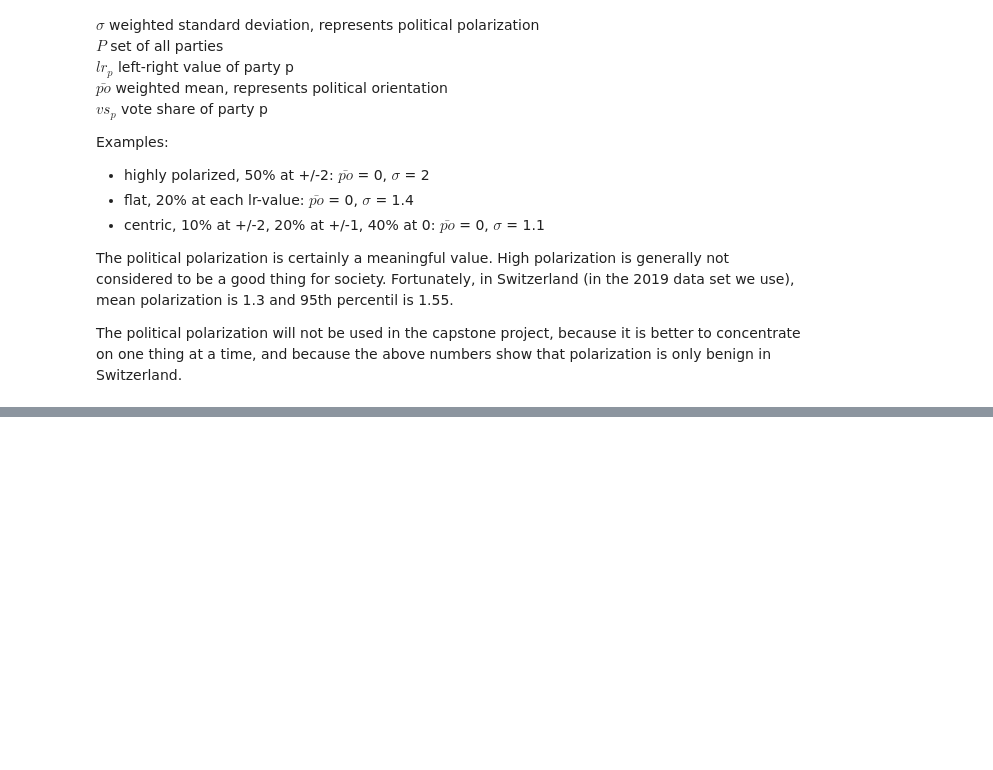
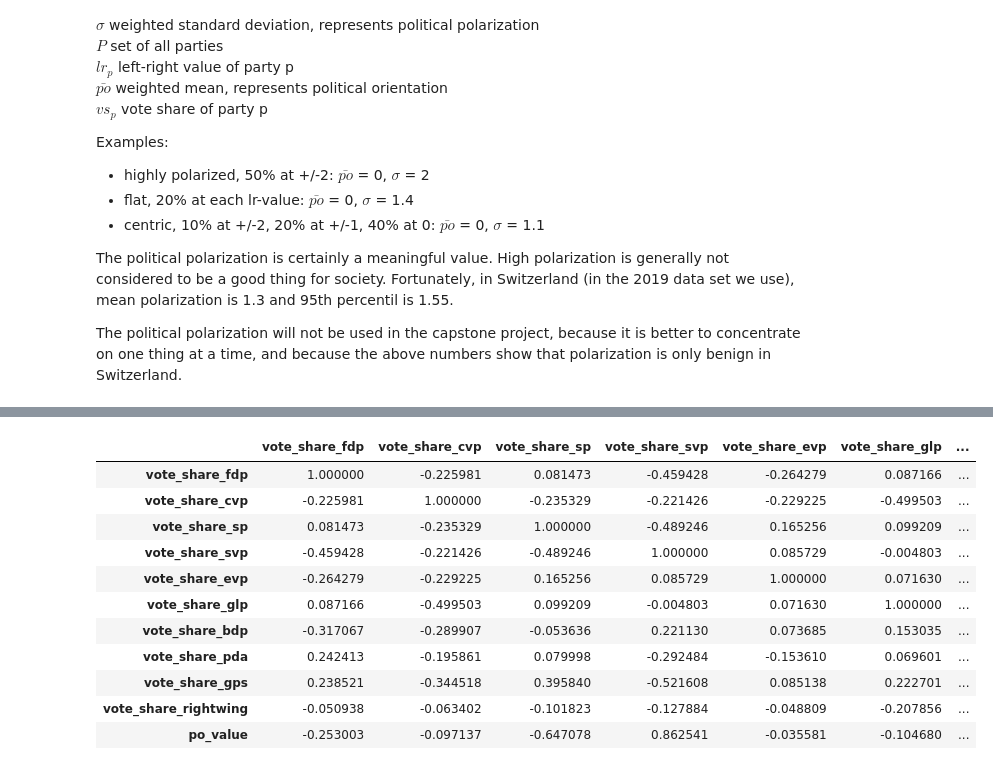
Before and after one commit to jschrein/epfl-exts-adsml-capstone-proposal, a Jupyter notebook: Political Parties in CH.ipynb, the cells around one changed output, grey strips where cells are left out. Saved outputs shown, nothing was run; the diff lists cells and outputs as text; code cells hidden in the pictures; blank space fills up the shorter version.

```diff
--- a/Political Parties in CH.ipynb
+++ b/Political Parties in CH.ipynb
@@ -109,0 +215,16 @@ The political polarization will not be used in the capstone project, because it
+# %%
+df3 = df2.drop(columns=["vote_sd"])
+df3.corr()
+# %% [output]
+|  | vote_share_fdp | vote_share_cvp | vote_share_sp | vote_share_svp | vote_share_evp | vote_share_glp | ... |
+| vote_share_fdp | 1.000000 | -0.225981 | 0.081473 | -0.459428 | -0.264279 | 0.087166 | ... |
+| vote_share_cvp | -0.225981 | 1.000000 | -0.235329 | -0.221426 | -0.229225 | -0.499503 | ... |
+| vote_share_sp | 0.081473 | -0.235329 | 1.000000 | -0.489246 | 0.165256 | 0.099209 | ... |
+| vote_share_svp | -0.459428 | -0.221426 | -0.489246 | 1.000000 | 0.085729 | -0.004803 | ... |
+| vote_share_evp | -0.264279 | -0.229225 | 0.165256 | 0.085729 | 1.000000 | 0.071630 | ... |
+| vote_share_glp | 0.087166 | -0.499503 | 0.099209 | -0.004803 | 0.071630 | 1.000000 | ... |
+| vote_share_bdp | -0.317067 | -0.289907 | -0.053636 | 0.221130 | 0.073685 | 0.153035 | ... |
+| vote_share_pda | 0.242413 | -0.195861 | 0.079998 | -0.292484 | -0.153610 | 0.069601 | ... |
+| vote_share_gps | 0.238521 | -0.344518 | 0.395840 | -0.521608 | 0.085138 | 0.222701 | ... |
+| vote_share_rightwing | -0.050938 | -0.063402 | -0.101823 | -0.127884 | -0.048809 | -0.207856 | ... |
+| po_value | -0.253003 | -0.097137 | -0.647078 | 0.862541 | -0.035581 | -0.104680 | ... |
```
Also changed, not shown: parts of 14 cells of this notebook.
